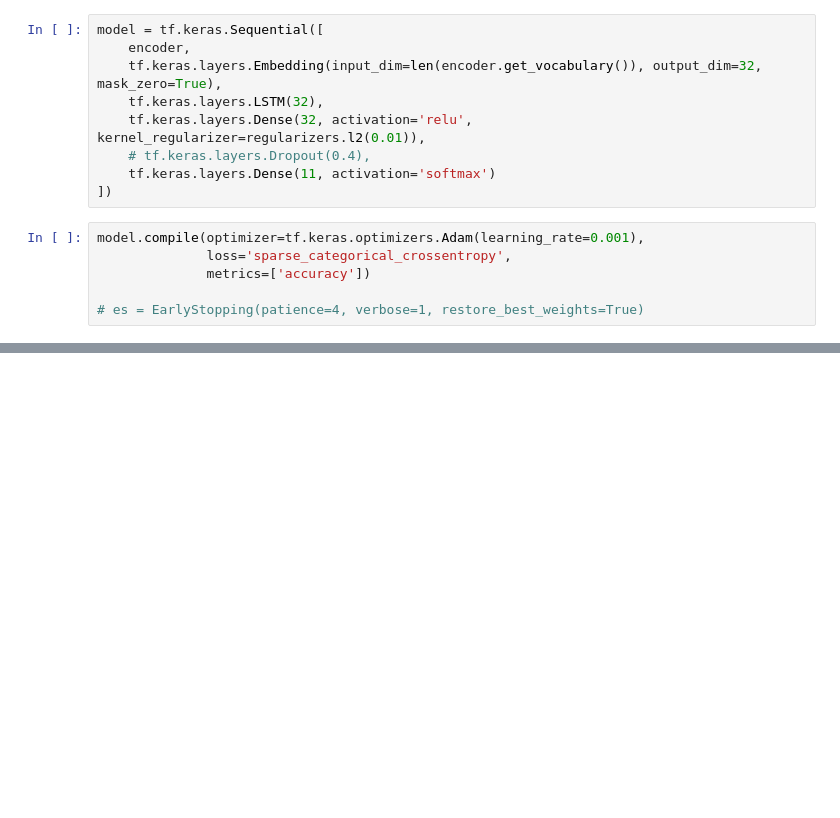
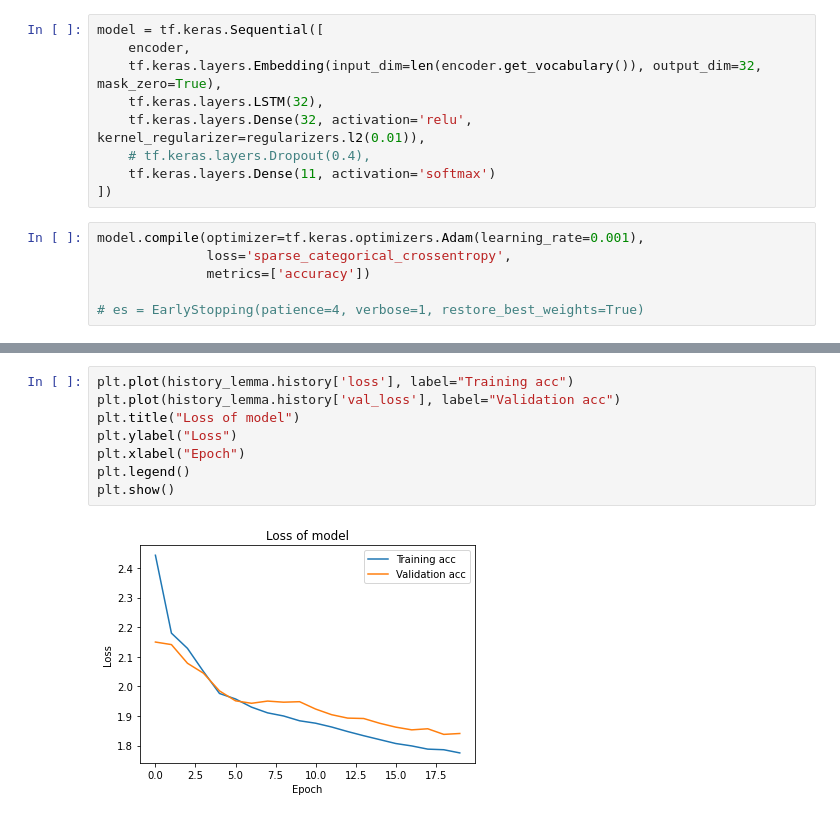
Before and after one commit to commutativity/project_NLP, a Jupyter notebook: 08_neural_networks/neural_network_LSTM.ipynb, the cells around one changed output, grey strips where cells are left out. Drawn from its saved outputs; the diff is of its cells as text; blank space fills up the shorter version.

```diff
--- a/08_neural_networks/neural_network_LSTM.ipynb
+++ b/08_neural_networks/neural_network_LSTM.ipynb
@@ -126,0 +210,10 @@ model.evaluate(test_data)
+# %%
+plt.plot(history_lemma.history['loss'], label="Training acc")
+plt.plot(history_lemma.history['val_loss'], label="Validation acc")
+plt.title("Loss of model")
+plt.ylabel("Loss")
+plt.xlabel("Epoch")
+plt.legend()
+plt.show()
+# %% [output]
+[figure, added]
```
Also changed, not shown: parts of 19 cells of this notebook.
